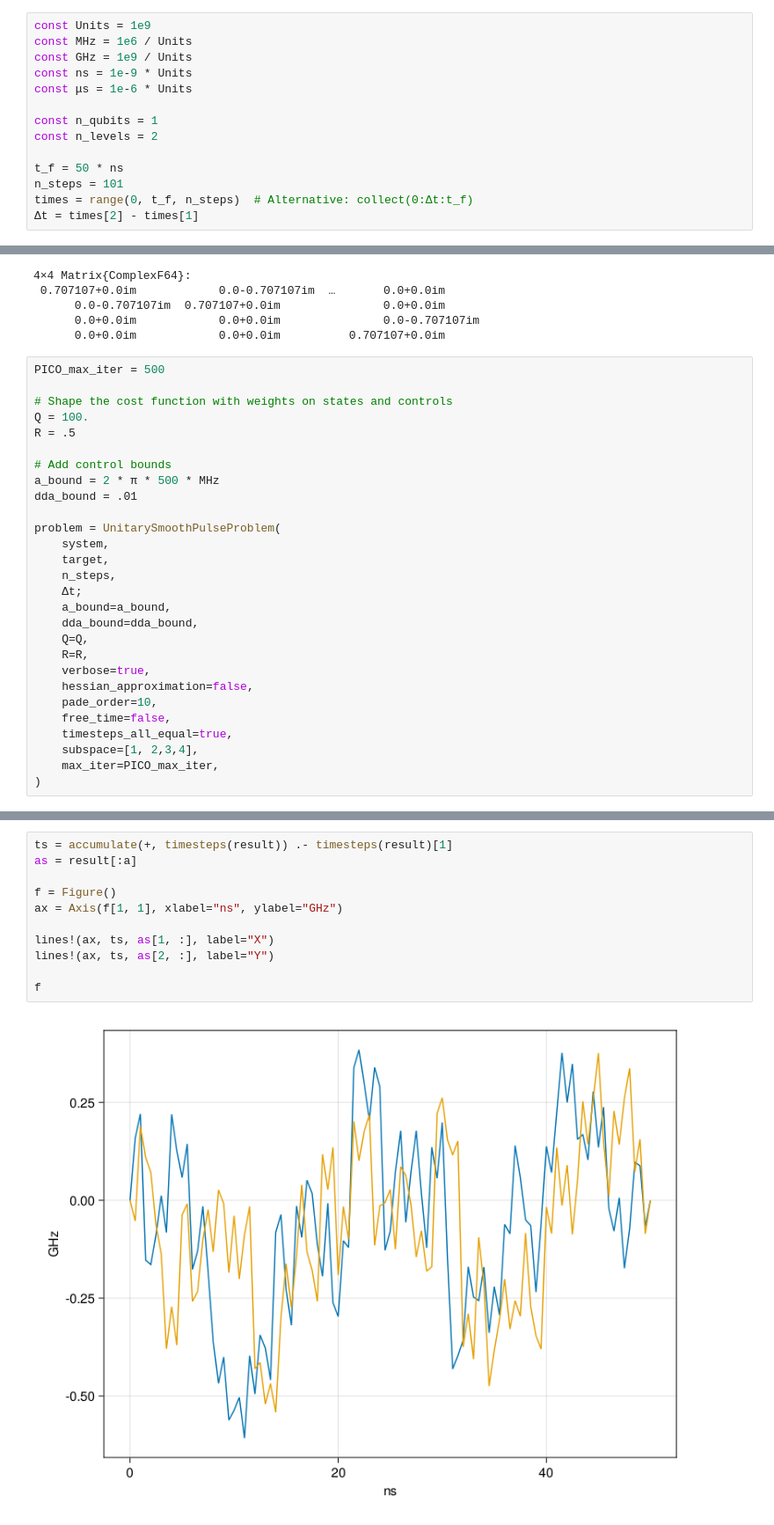
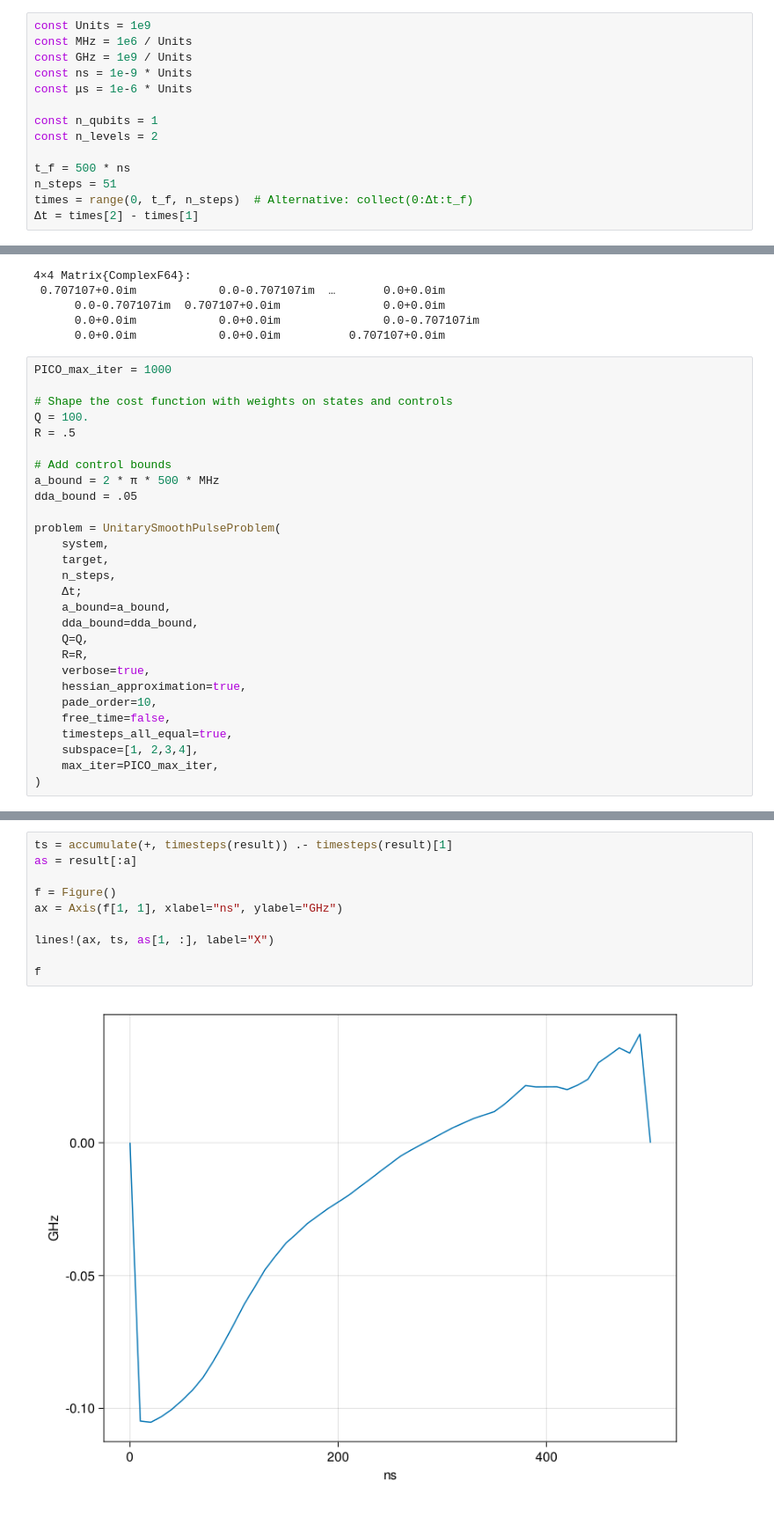
Before and after one commit to andgoldschmidt/interpolation-imsa, a Jupyter notebook: 02_rotation_gate.ipynb, the cells around one changed output, grey strips where cells are left out. Shown at 88% size. Saved outputs shown, nothing was run; the diff lists cells and outputs as text.

```diff
--- a/02_rotation_gate.ipynb
+++ b/02_rotation_gate.ipynb
@@ -15,8 +15,8 @@ const μs = 1e-6 * Units
 const n_qubits = 1
 const n_levels = 2
 
-t_f = 50 * ns
-n_steps = 101
+t_f = 500 * ns
+n_steps = 51
 times = range(0, t_f, n_steps)  # Alternative: collect(0:Δt:t_f)
 Δt = times[2] - times[1]
 # %% [output]
@@ -70,7 +70,7 @@ target=Rx(pi/2)
       0.0+0.0im            0.0+0.0im               0.0-0.707107im
       0.0+0.0im            0.0+0.0im          0.707107+0.0im
 # %%
-PICO_max_iter = 500
+PICO_max_iter = 1000
 
 # Shape the cost function with weights on states and controls
 Q = 100.
@@ -78,7 +78,7 @@ R = .5
 
 # Add control bounds
 a_bound = 2 * π * 500 * MHz
-dda_bound = .01
+dda_bound = .05
 
 problem = UnitarySmoothPulseProblem(
     system,
@@ -90,7 +90,7 @@ problem = UnitarySmoothPulseProblem(
     Q=Q,
     R=R,
     verbose=true,
-    hessian_approximation=false,
+    hessian_approximation=true,
     pade_order=10,
     free_time=false,
     timesteps_all_equal=true,
@@ -195,13 +141,12 @@ maximum(ΔUs)
 # %%
 ts = accumulate(+, timesteps(result)) .- timesteps(result)[1]
 as = result[:a]
 
 f = Figure()
 ax = Axis(f[1, 1], xlabel="ns", ylabel="GHz")
 
 lines!(ax, ts, as[1, :], label="X")
-lines!(ax, ts, as[2, :], label="Y")
 
 f
 # %% [output]
-[figure, old version]
+[figure, new version]
```
Also changed, not shown: parts of 11 cells of this notebook, 3 other files.
